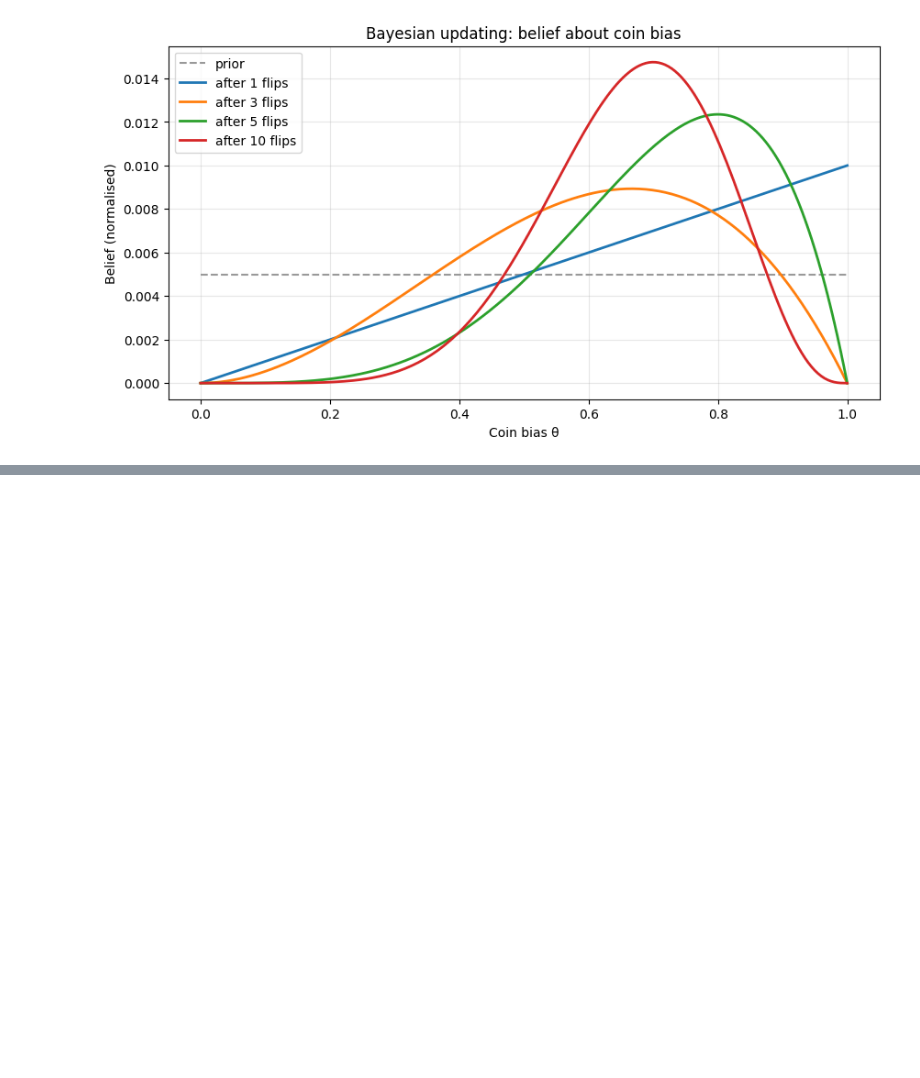
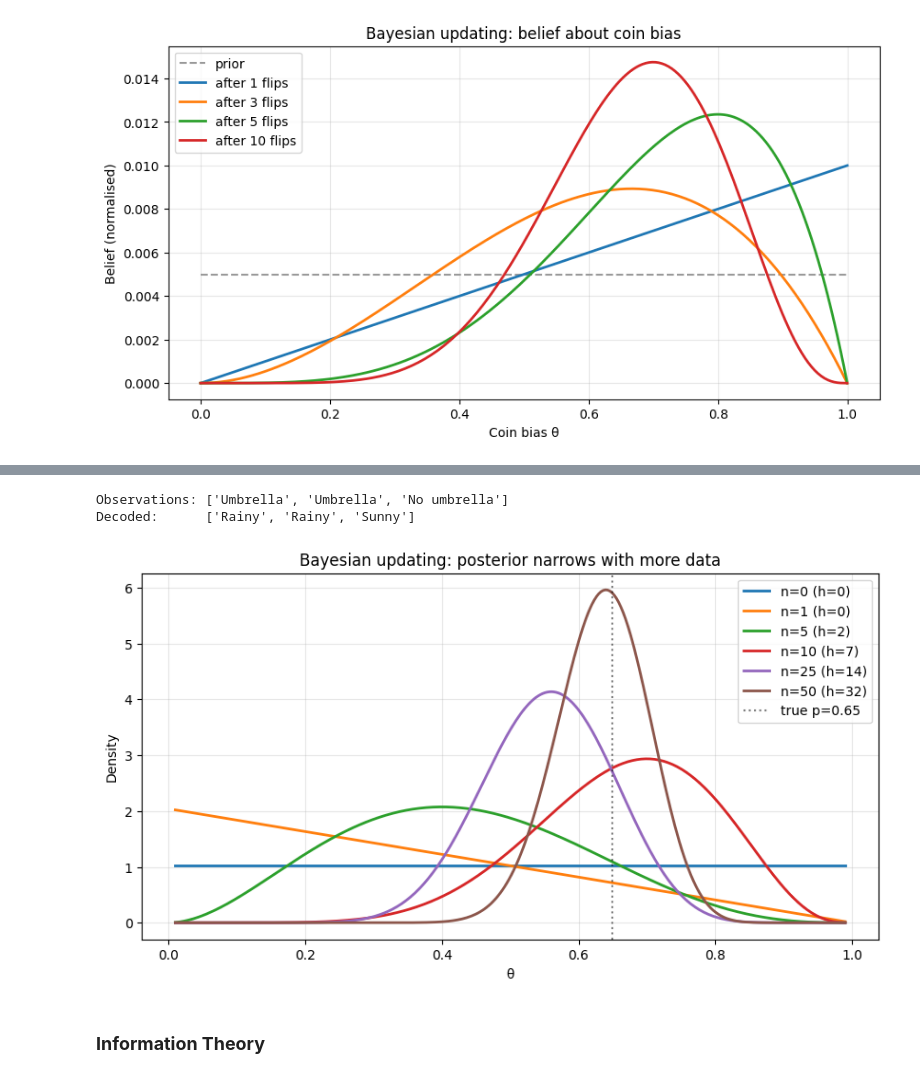
Before and after one commit to kahrees/the-compendium, a Jupyter notebook: Probability.ipynb, the cells around one changed output, grey strips where cells are left out. Drawn from its saved outputs; the diff is of its cells as text; code cells hidden in the pictures; blank space fills up the shorter version.

```diff
--- a/Probability.ipynb
+++ b/Probability.ipynb
@@ -197,0 +357,77 @@ plt.show()
+# %%
+
+# HMM parameters
+states = ["Rainy", "Sunny"]
+obs_names = ["Umbrella", "No umbrella"]
+
+trans = jnp.array([[0.7, 0.3],   # R->R, R->S
+                    [0.4, 0.6]])  # S->R, S->S
+
+emit = jnp.array([[0.9, 0.1],    # R->U, R->noU
+                   [0.2, 0.8]])   # S->U, S->noU
+
+init = jnp.array([0.5, 0.5])
+
+# Observations: U=0, noU=1
+observations = [0, 0, 1]  # Umbrella, Umbrella, No umbrella
+
+def viterbi(obs, init, trans, emit):
+    n_states = len(init)
+    T = len(obs)
+    V = jnp.zeros((T, n_states))
+    path = jnp.zeros((T, n_states), dtype=int)
+
+    # Initialisation
+    V = V.at[0].set(init * emit[:, obs[0]])
+
+    # Recursion
+    for t in range(1, T):
+        for j in range(n_states):
+            probs = V[t-1] * trans[:, j]
+            V = V.at[t, j].set(jnp.max(probs) * emit[j, obs[t]])
+            path = path.at[t, j].set(jnp.argmax(probs))
+
+    # Backtrack
+    best = [int(jnp.argmax(V[-1]))]
+    for t in range(T-1, 0, -1):
+        best.insert(0, int(path[t, best[0]]))
+    return best, V
+
+decoded, scores = viterbi(observations, init, trans, emit)
+print("Observations:", [obs_names[o] for o in observations])
+print("Decoded:     ", [states[s] for s in decoded])
+# %% [output]
+Observations: ['Umbrella', 'Umbrella', 'No umbrella']
+Decoded:      ['Rainy', 'Rainy', 'Sunny']
+# %%
+
+
+theta = jnp.linspace(0.01, 0.99, 300)
+key = jax.random.PRNGKey(7)
+
+# True bias = 0.65
+flips = jax.random.bernoulli(key, p=0.65, shape=(50,))
+
+plt.figure(figsize=(10, 5))
+a, b = 1, 1  # Beta(1,1) = uniform
+
+for n_obs in [0, 1, 5, 10, 25, 50]:
+    h = int(flips[:n_obs].sum())
+    t = n_obs - h
+    a_post = a + h
+    b_post = b + t
+    y = theta**(a_post-1) * (1-theta)**(b_post-1)
+    y = y / jnp.trapezoid(y, theta)
+    plt.plot(theta, y, linewidth=2, label=f"n={n_obs} (h={h})")
+
+plt.axvline(0.65, color="black", linestyle=":", alpha=0.5, label="true p=0.65")
+plt.xlabel("θ")
+plt.ylabel("Density")
+plt.title("Bayesian updating: posterior narrows with more data")
+plt.legend()
+plt.grid(alpha=0.3)
+plt.show()
+# %% [output]
+[figure, added]
+# %% [markdown]
+### **Information Theory**
```
Also changed, not shown: parts of 12 cells of this notebook.
